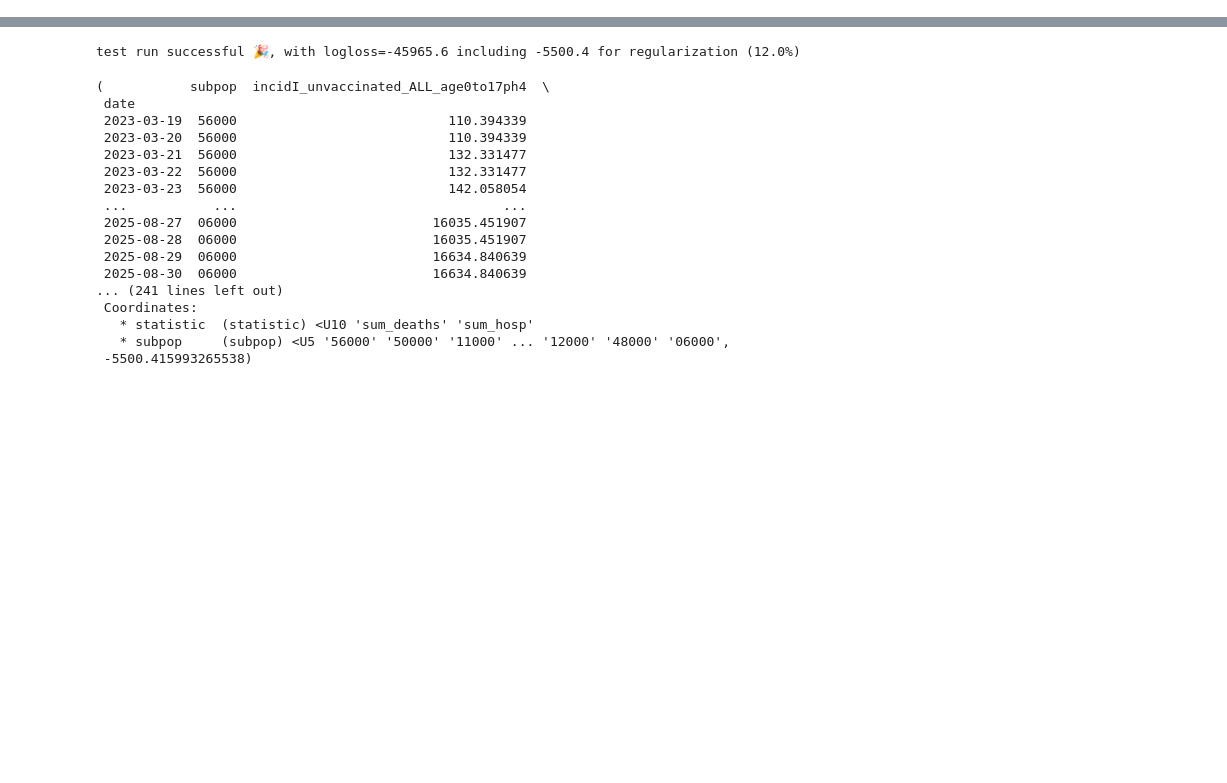
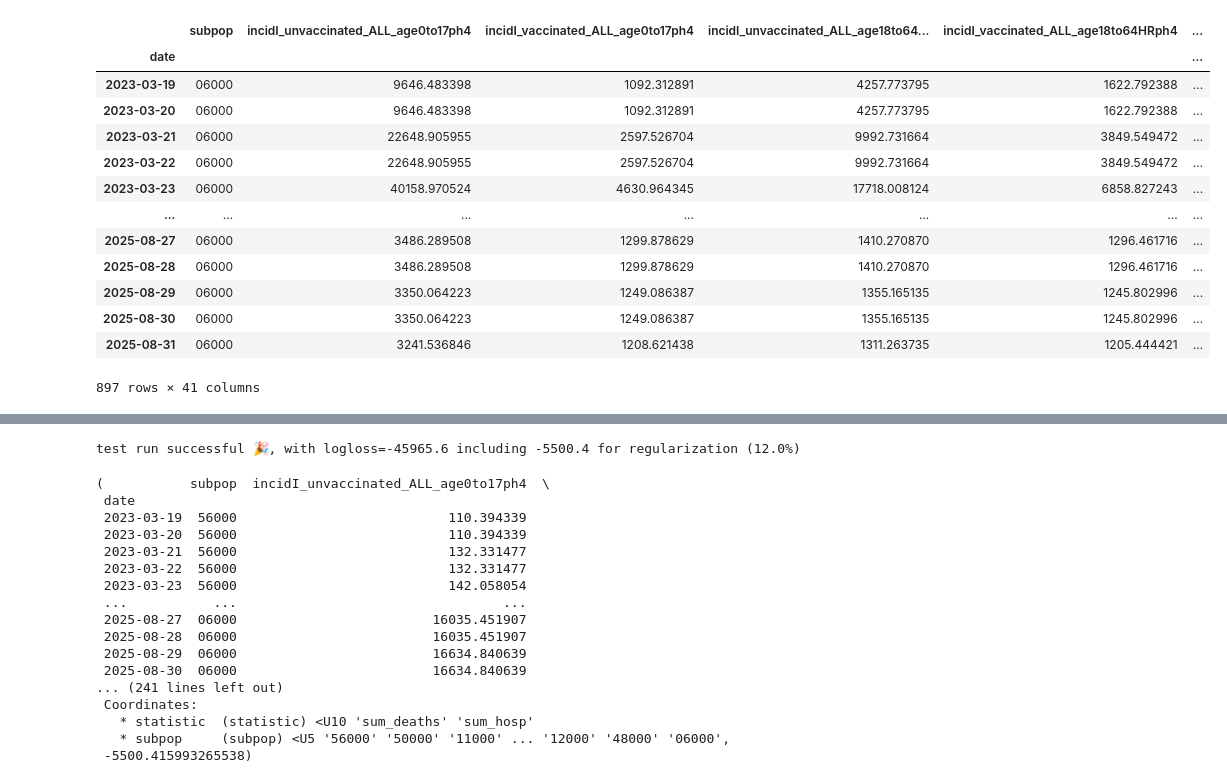
Before and after one commit to jcblemai/flepiMoP_Notebooks, a Jupyter notebook: emcee_gempyor.ipynb, the cells around one changed output, grey strips where cells are left out. Drawn from its saved outputs; the diff is of its cells as text; code cells hidden in the pictures; blank space fills up the shorter version.

```diff
--- a/emcee_gempyor.ipynb
+++ b/emcee_gempyor.ipynb
@@ -110,0 +142,12 @@ InferenceParameters: with 717 parameters:
+# %%
+# find the
+reg = .9
+mult=2
+print("reg is", reg)
+for sp in outcomes_df["subpop"].unique():
+    max_fit = outcomes_df[outcomes_df["subpop"]==sp]["incidC"][:"2024-04-08"].max()*reg
+    max_summer = outcomes_df[outcomes_df["subpop"]==sp]["incidC"]["2024-04-08":"2024-09-30"].max()
+    if max_summer > max_fit:
+        print(f"changing {sp} because max_summer max_summer={max_summer:.1f} > reg*max_fit={max_fit:.1f}, diff {max_fit/max_summer*100:.1f}%")
+        print(f">>> MULT BY {max_summer/max_fit*mult:2f}")
+        outcomes_df.loc[outcomes_df["subpop"]==sp, ["incidH", "incidD"]] = outcomes_df.loc[outcomes_df["subpop"]==sp, ["incidH", "incidD"]]*max_summer/max_fit*mult
@@ -110,0 +212,17 @@ InferenceParameters: with 717 parameters:
+# %%
+outcomes_df[outcomes_df["subpop"]==sp]
+# %% [output]
+|  | subpop | incidI_unvaccinated_ALL_age0to17ph4 | incidI_vaccinated_ALL_age0to17ph4 | incidI_unvaccinated_ALL_age18to64... | incidI_vaccinated_ALL_age18to64HRph4 | ... |
+| date |  |  |  |  |  | ... |
+| 2023-03-19 | 06000 | 9646.483398 | 1092.312891 | 4257.773795 | 1622.792388 | ... |
+| 2023-03-20 | 06000 | 9646.483398 | 1092.312891 | 4257.773795 | 1622.792388 | ... |
+| 2023-03-21 | 06000 | 22648.905955 | 2597.526704 | 9992.731664 | 3849.549472 | ... |
+| 2023-03-22 | 06000 | 22648.905955 | 2597.526704 | 9992.731664 | 3849.549472 | ... |
+| 2023-03-23 | 06000 | 40158.970524 | 4630.964345 | 17718.008124 | 6858.827243 | ... |
+| ... | ... | ... | ... | ... | ... | ... |
+| 2025-08-27 | 06000 | 3486.289508 | 1299.878629 | 1410.270870 | 1296.461716 | ... |
+| 2025-08-28 | 06000 | 3486.289508 | 1299.878629 | 1410.270870 | 1296.461716 | ... |
+| 2025-08-29 | 06000 | 3350.064223 | 1249.086387 | 1355.165135 | 1245.802996 | ... |
+| 2025-08-30 | 06000 | 3350.064223 | 1249.086387 | 1355.165135 | 1245.802996 | ... |
+| 2025-08-31 | 06000 | 3241.536846 | 1208.621438 | 1311.263735 | 1205.444421 | ... |
+897 rows × 41 columns
```
Also changed, not shown: parts of 19 cells of this notebook.
